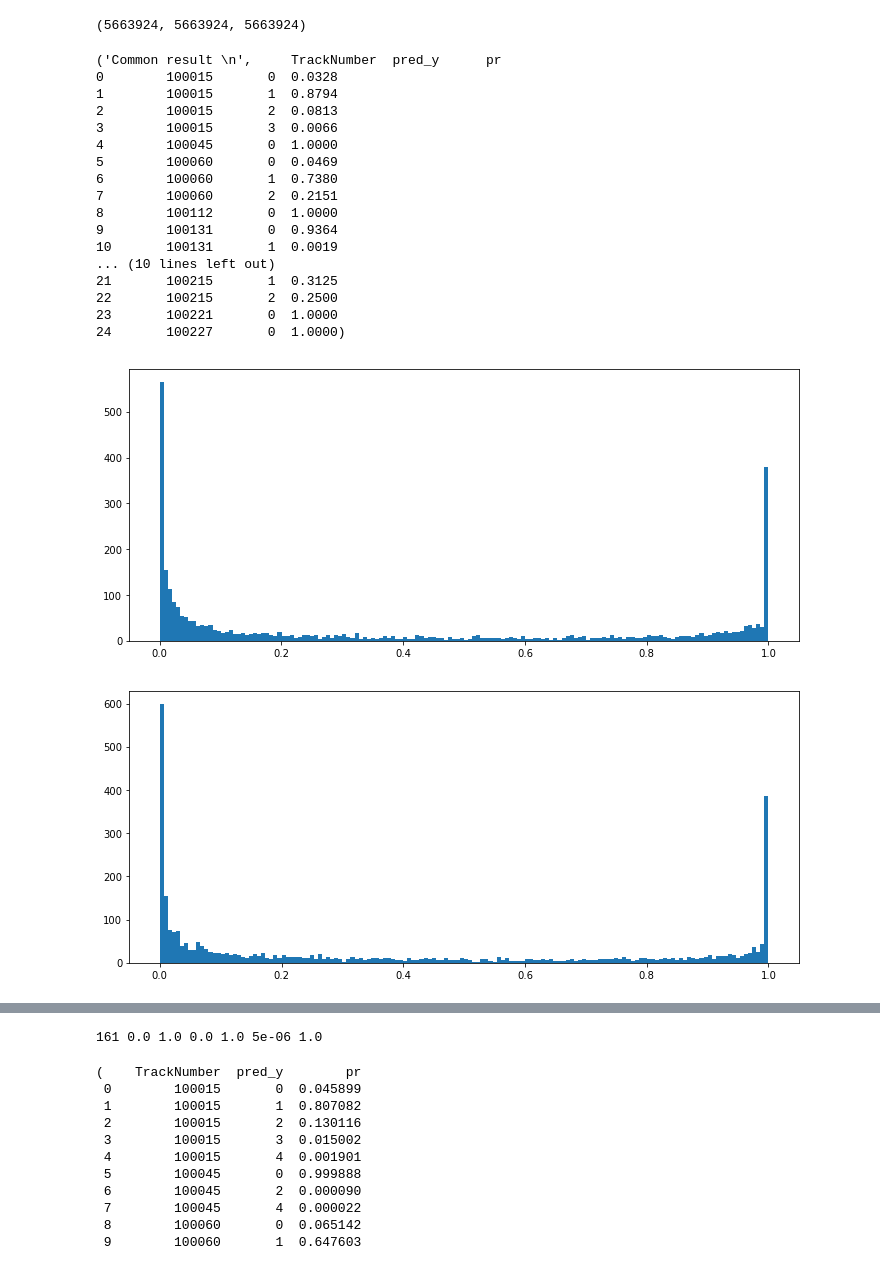
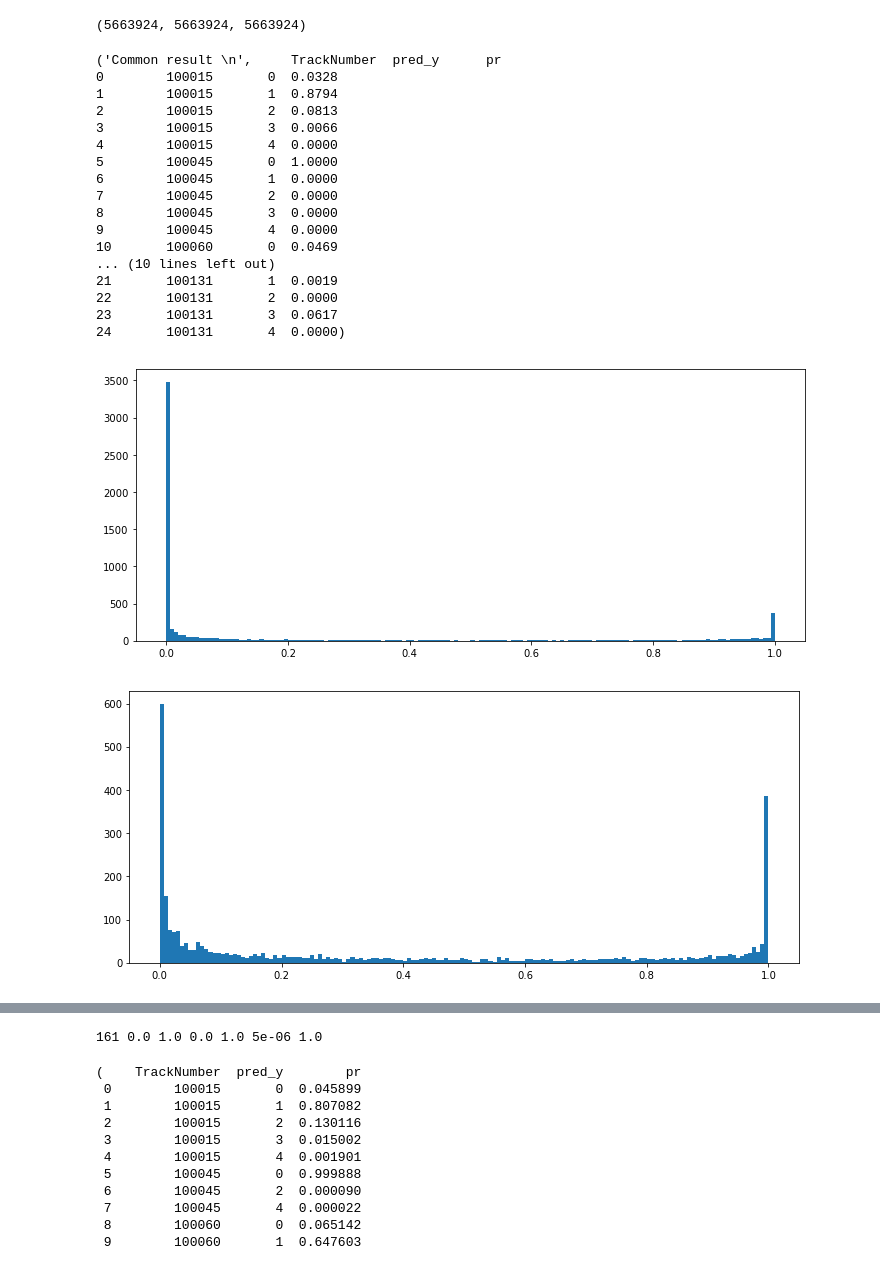
Before and after one commit to SorokinV/TopCoder-2017-08-FishMen2, a Jupyter notebook: Jupyter-NET/Fish-Exp-01-XGB.ipynb, the cells around one changed output, grey strips where cells are left out. Cells and saved outputs as stored; diff of their text form; code cells hidden in the pictures.

```diff
--- a/Jupyter-NET/Fish-Exp-01-XGB.ipynb
+++ b/Jupyter-NET/Fish-Exp-01-XGB.ipynb
@@ -894,6 +894,10 @@ temp = temp[temp>0.0]
 g0pred = temp.reset_index()
 g0pred.columns = ['TrackNumber','pred_y','pr']
 '''
+g0pred = g0pred.set_index(['TrackNumber','pred_y']).unstack().fillna(0.0);
+g0pred = g0pred.stack().reset_index();
+g0pred.columns = ['TrackNumber','pred_y','pr']
+
 print('Common result \n',g0pred.head(25))
 
 ggmax, g4pred = [], g0pred.groupby('TrackNumber')
@@ -918,45 +922,45 @@ g2pred = g2pred.fillna(0)
 
 g2pred = g2pred.groupby(['TrackNumber','pred_y']).sum();
 g2pred['ssTime'] = (g2pred.sTime+g2pred.sTimeX)*0.5
 ttSize = g2pred.reset_index().groupby(['TrackNumber']).sum();
 g2pred['prS']  = np.round(g2pred.sTime/ttSize.sTime,6)
 g2pred['prX']  = np.round(g2pred.sTimeX/ttSize.sTimeX,6)
 g2pred['prSX'] = np.round(g2pred.ssTime/ttSize.ssTime,6)
 g2pred['pr']   = g2pred.prSX
 
 ##print g2pred.head(20)
 
 g3pred = g0pred.pr.groupby(g0pred.TrackNumber).max()            # max pr for each Track#
 g3pred = g2pred.reset_index().prSX.groupby(g2pred.reset_index().TrackNumber).max()            # max pr for each Track#
 
 plt.figure(figsize=(12,5)); plt.hist(g0pred.pr,bins=150); plt.show()
 plt.figure(figsize=(12,5)); plt.hist(g2pred.prSX,bins=150); plt.show()
 
 g3pred = g0pred.pr.groupby(g0pred.TrackNumber).max()            # max pr for each Track#
 plt.figure(figsize=(12,5)); plt.hist(g3pred,bins=150); plt.show()
 g3pred = g2pred.reset_index().prSX.groupby(g2pred.reset_index().TrackNumber).max()            # max pr for each Track#
 plt.figure(figsize=(12,5)); plt.hist(g3pred,bins=150); plt.show()
 
 print len(g3pred[g3pred<0.60]), g2pred.prS.min(), g2pred.prS.max(), g2pred.prX.min(), g2pred.prX.max(), g2pred.prSX.min(), g2pred.prSX.max()
 # %% [output]
 ('Common result \n',     TrackNumber  pred_y      pr
 0        100015       0  0.0328
 1        100015       1  0.8794
 2        100015       2  0.0813
 3        100015       3  0.0066
-4        100045       0  1.0000
-5        100060       0  0.0469
-6        100060       1  0.7380
-7        100060       2  0.2151
-8        100112       0  1.0000
-9        100131       0  0.9364
-10       100131       1  0.0019
+4        100015       4  0.0000
+5        100045       0  1.0000
+6        100045       1  0.0000
+7        100045       2  0.0000
+8        100045       3  0.0000
+9        100045       4  0.0000
+10       100060       0  0.0469
 ... (10 lines left out)
-21       100215       1  0.3125
-22       100215       2  0.2500
-23       100221       0  1.0000
-24       100227       0  1.0000)
+21       100131       1  0.0019
+22       100131       2  0.0000
+23       100131       3  0.0617
+24       100131       4  0.0000)
-[figure, old version]
+[figure, new version]
 [figure]
 [figure]
 [figure]
```
Also changed, not shown: parts of 3 cells of this notebook, 1 other file.
